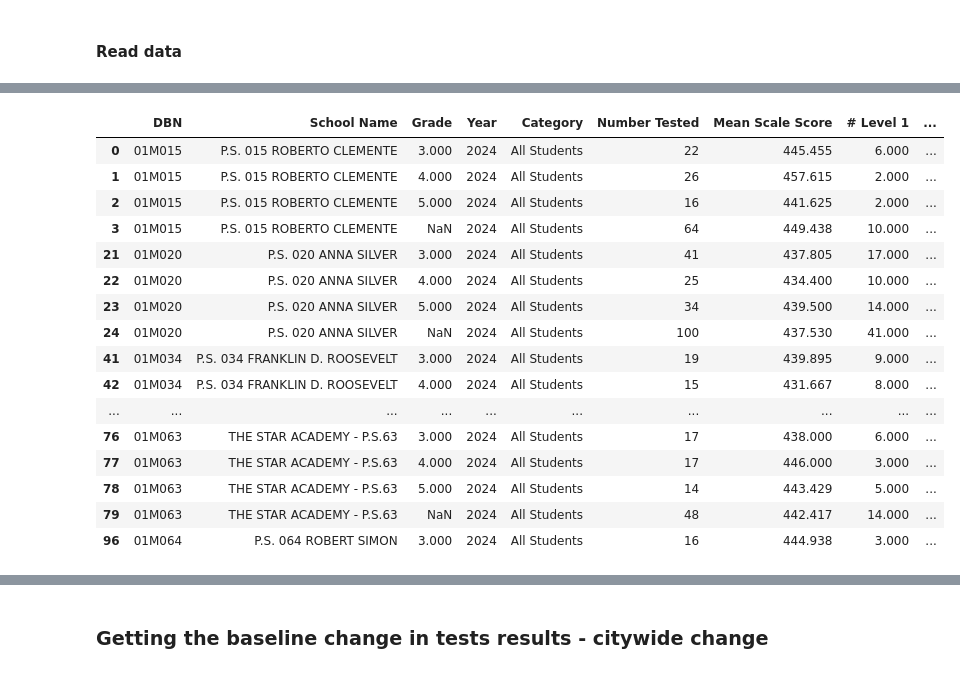
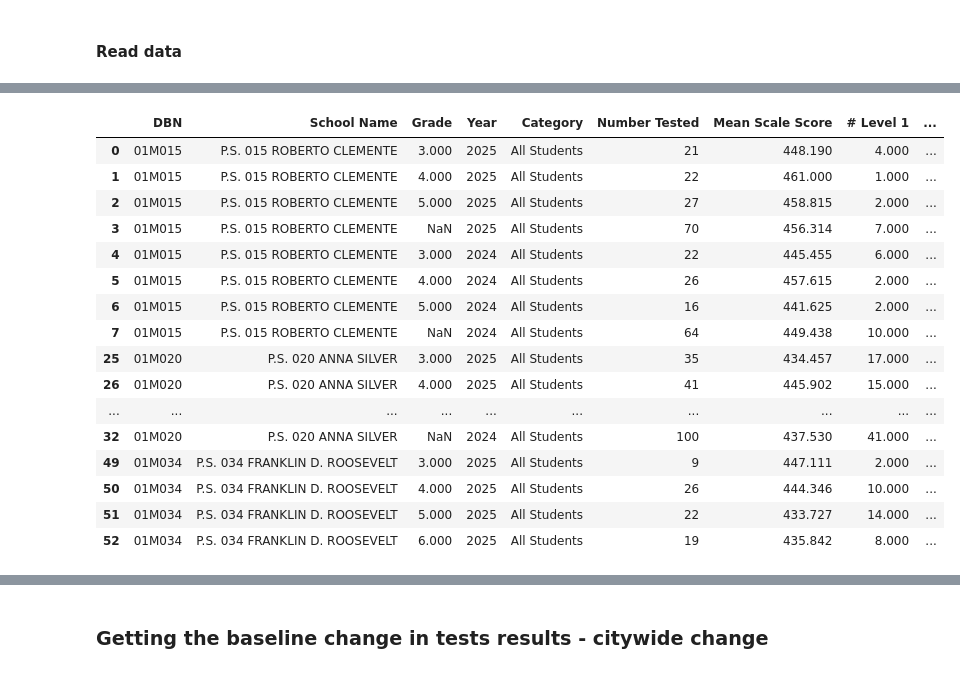
Before and after one commit to Solirinai/NY_schools_maps, a Jupyter notebook: notebooks/NYC_updated/1._NYC_data_processing_by_schools.ipynb, the cells around one changed output, grey strips where cells are left out. Cells and saved outputs as stored; diff of their text form; code cells hidden in the pictures.

```diff
--- a/notebooks/NYC_updated/1._NYC_data_processing_by_schools.ipynb
+++ b/notebooks/NYC_updated/1._NYC_data_processing_by_schools.ipynb
@@ -236,11 +236,11 @@ sheetName_math = "All"
 mathResultsDF = pd.read_excel(mathPath, sheetName_math)
 
 #Read math results
-fileName_math2024 = "school-math-results-2018-2024-public.xlsx"
-mathPath2 = os.path.join(basePath,dataFolder,fileName_math2024)
+fileName_math2025 = "school-math-results-2018-2025-public.xlsx"
+mathPath2 = os.path.join(basePath,dataFolder,fileName_math2025)
 print(mathPath2)
 sheetName_math2 = "Math - All"
-math2024DF = pd.read_excel(mathPath2, sheetName_math2)
+math2025DF = pd.read_excel(mathPath2, sheetName_math2)
 
 #Read ELA results
 fileName_ELA = "school-ela-results-2013-2023-(public).xlsx"
@@ -250,11 +250,11 @@ sheetName_ELA = "All"
 ELAResultsDF = pd.read_excel(ELAPath, sheetName_ELA)
 
 #Read ELA results
-fileName_ELA2024 = "school-ela-results-2018-2024-public.xlsx"
-ELAPath2 = os.path.join(basePath, dataFolder, fileName_ELA2024)
+fileName_ELA2025 = "school-ela-results-2018-2025-public.xlsx"
+ELAPath2 = os.path.join(basePath, dataFolder, fileName_ELA2025)
 print(ELAPath2)
 sheetName_ELA2 = "ELA - All"
-ELA2024DF = pd.read_excel(ELAPath2, sheetName_ELA2)
+ELA2025DF = pd.read_excel(ELAPath2, sheetName_ELA2)
 
 #Read demographic file
 fileName_demog = "demographic-snapshot-2018-19-to-2022-23-(public).xlsx"
@@ -328,9 +328,9 @@ colToConvert = ['Mean Scale Score',
      '% Level 4',
      '# Level 3+4',
      '% Level 3+4']
-math2024DF[colToConvert] = math2024DF[colToConvert].apply(pd.to_numeric, errors = 'coerce')
-math2024DF.info()
-ELA2024DF[colToConvert] = ELA2024DF[colToConvert].apply(pd.to_numeric, errors = 'coerce')
-ELA2024DF.info()
+math2025DF[colToConvert] = math2025DF[colToConvert].apply(pd.to_numeric, errors = 'coerce')
+math2025DF.info()
+ELA2025DF[colToConvert] = ELA2025DF[colToConvert].apply(pd.to_numeric, errors = 'coerce')
+ELA2025DF.info()
 # %% [output]
 <class 'pandas.core.frame.DataFrame'>
@@ -374,22 +374,22 @@ math2024DF2.head(20)
 # %%
-ELA2024DF2 = ELA2024DF[ELA2024DF['Year'] == 2024]
-ELA2024DF2.head(20)
+ELA2025DF2 = ELA2025DF[ELA2025DF['Year'].isin([2024, 2025])]
+ELA2025DF2.head(20)
 # %% [output]
 |  | DBN | School Name | Grade | Year | Category | Number Tested | Mean Scale Score | # Level 1 | ... |
-| 0 | 01M015 | P.S. 015 ROBERTO CLEMENTE | 3.000 | 2024 | All Students | 22 | 445.455 | 6.000 | ... |
-| 1 | 01M015 | P.S. 015 ROBERTO CLEMENTE | 4.000 | 2024 | All Students | 26 | 457.615 | 2.000 | ... |
-| 2 | 01M015 | P.S. 015 ROBERTO CLEMENTE | 5.000 | 2024 | All Students | 16 | 441.625 | 2.000 | ... |
-| 3 | 01M015 | P.S. 015 ROBERTO CLEMENTE | NaN | 2024 | All Students | 64 | 449.438 | 10.000 | ... |
-| 21 | 01M020 | P.S. 020 ANNA SILVER | 3.000 | 2024 | All Students | 41 | 437.805 | 17.000 | ... |
-| 22 | 01M020 | P.S. 020 ANNA SILVER | 4.000 | 2024 | All Students | 25 | 434.400 | 10.000 | ... |
-| 23 | 01M020 | P.S. 020 ANNA SILVER | 5.000 | 2024 | All Students | 34 | 439.500 | 14.000 | ... |
-| 24 | 01M020 | P.S. 020 ANNA SILVER | NaN | 2024 | All Students | 100 | 437.530 | 41.000 | ... |
-| 41 | 01M034 | P.S. 034 FRANKLIN D. ROOSEVELT | 3.000 | 2024 | All Students | 19 | 439.895 | 9.000 | ... |
-| 42 | 01M034 | P.S. 034 FRANKLIN D. ROOSEVELT | 4.000 | 2024 | All Students | 15 | 431.667 | 8.000 | ... |
+| 0 | 01M015 | P.S. 015 ROBERTO CLEMENTE | 3.000 | 2025 | All Students | 21 | 448.190 | 4.000 | ... |
+| 1 | 01M015 | P.S. 015 ROBERTO CLEMENTE | 4.000 | 2025 | All Students | 22 | 461.000 | 1.000 | ... |
+| 2 | 01M015 | P.S. 015 ROBERTO CLEMENTE | 5.000 | 2025 | All Students | 27 | 458.815 | 2.000 | ... |
+| 3 | 01M015 | P.S. 015 ROBERTO CLEMENTE | NaN | 2025 | All Students | 70 | 456.314 | 7.000 | ... |
+| 4 | 01M015 | P.S. 015 ROBERTO CLEMENTE | 3.000 | 2024 | All Students | 22 | 445.455 | 6.000 | ... |
+| 5 | 01M015 | P.S. 015 ROBERTO CLEMENTE | 4.000 | 2024 | All Students | 26 | 457.615 | 2.000 | ... |
+| 6 | 01M015 | P.S. 015 ROBERTO CLEMENTE | 5.000 | 2024 | All Students | 16 | 441.625 | 2.000 | ... |
+| 7 | 01M015 | P.S. 015 ROBERTO CLEMENTE | NaN | 2024 | All Students | 64 | 449.438 | 10.000 | ... |
+| 25 | 01M020 | P.S. 020 ANNA SILVER | 3.000 | 2025 | All Students | 35 | 434.457 | 17.000 | ... |
+| 26 | 01M020 | P.S. 020 ANNA SILVER | 4.000 | 2025 | All Students | 41 | 445.902 | 15.000 | ... |
 | ... | ... | ... | ... | ... | ... | ... | ... | ... | ... |
-| 76 | 01M063 | THE STAR ACADEMY - P.S.63 | 3.000 | 2024 | All Students | 17 | 438.000 | 6.000 | ... |
-| 77 | 01M063 | THE STAR ACADEMY - P.S.63 | 4.000 | 2024 | All Students | 17 | 446.000 | 3.000 | ... |
-| 78 | 01M063 | THE STAR ACADEMY - P.S.63 | 5.000 | 2024 | All Students | 14 | 443.429 | 5.000 | ... |
-| 79 | 01M063 | THE STAR ACADEMY - P.S.63 | NaN | 2024 | All Students | 48 | 442.417 | 14.000 | ... |
-| 96 | 01M064 | P.S. 064 ROBERT SIMON | 3.000 | 2024 | All Students | 16 | 444.938 | 3.000 | ... |
+| 32 | 01M020 | P.S. 020 ANNA SILVER | NaN | 2024 | All Students | 100 | 437.530 | 41.000 | ... |
+| 49 | 01M034 | P.S. 034 FRANKLIN D. ROOSEVELT | 3.000 | 2025 | All Students | 9 | 447.111 | 2.000 | ... |
+| 50 | 01M034 | P.S. 034 FRANKLIN D. ROOSEVELT | 4.000 | 2025 | All Students | 26 | 444.346 | 10.000 | ... |
+| 51 | 01M034 | P.S. 034 FRANKLIN D. ROOSEVELT | 5.000 | 2025 | All Students | 22 | 433.727 | 14.000 | ... |
+| 52 | 01M034 | P.S. 034 FRANKLIN D. ROOSEVELT | 6.000 | 2025 | All Students | 19 | 435.842 | 8.000 | ... |
 # %%
```
Also changed, not shown: parts of 49 cells of this notebook, 10 other files.
